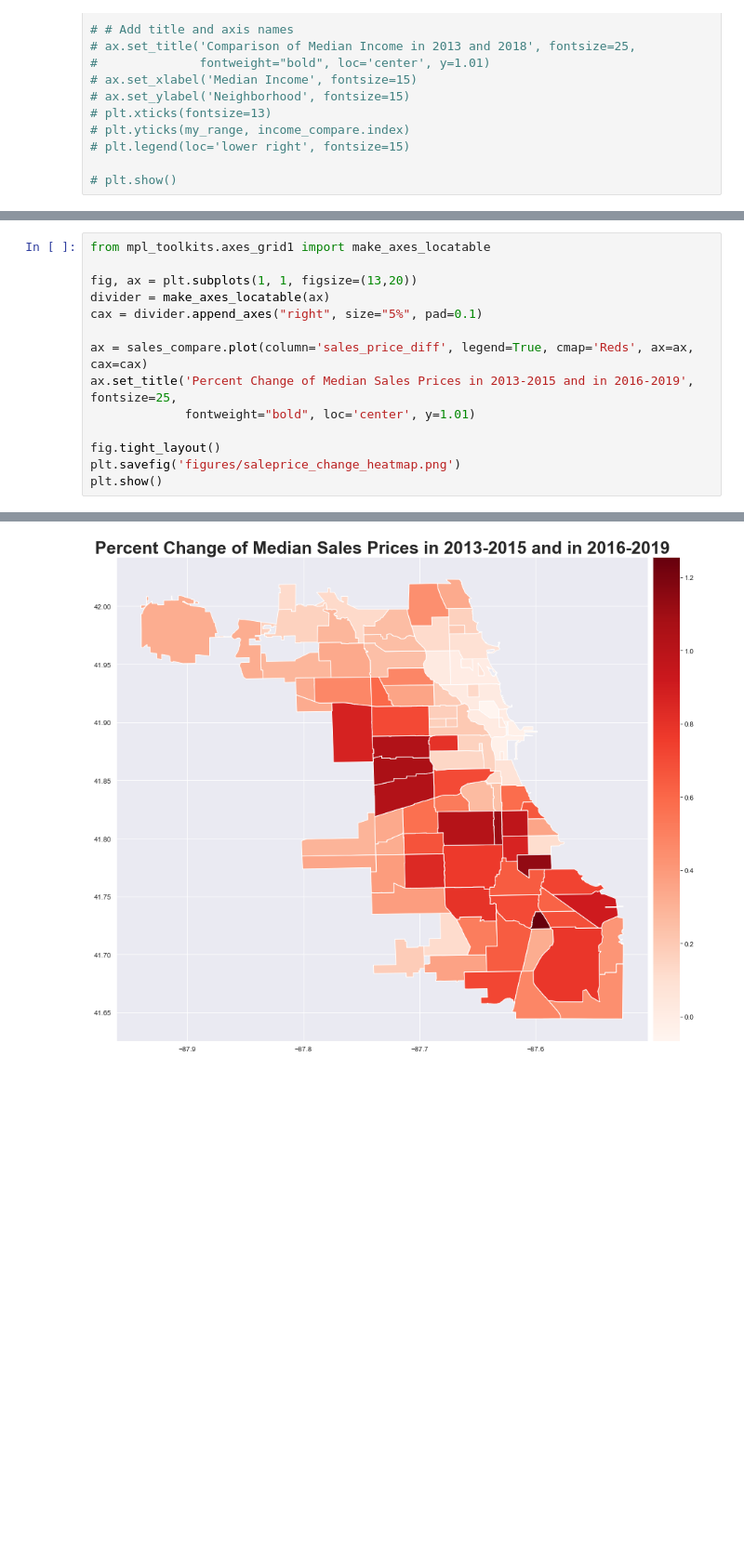
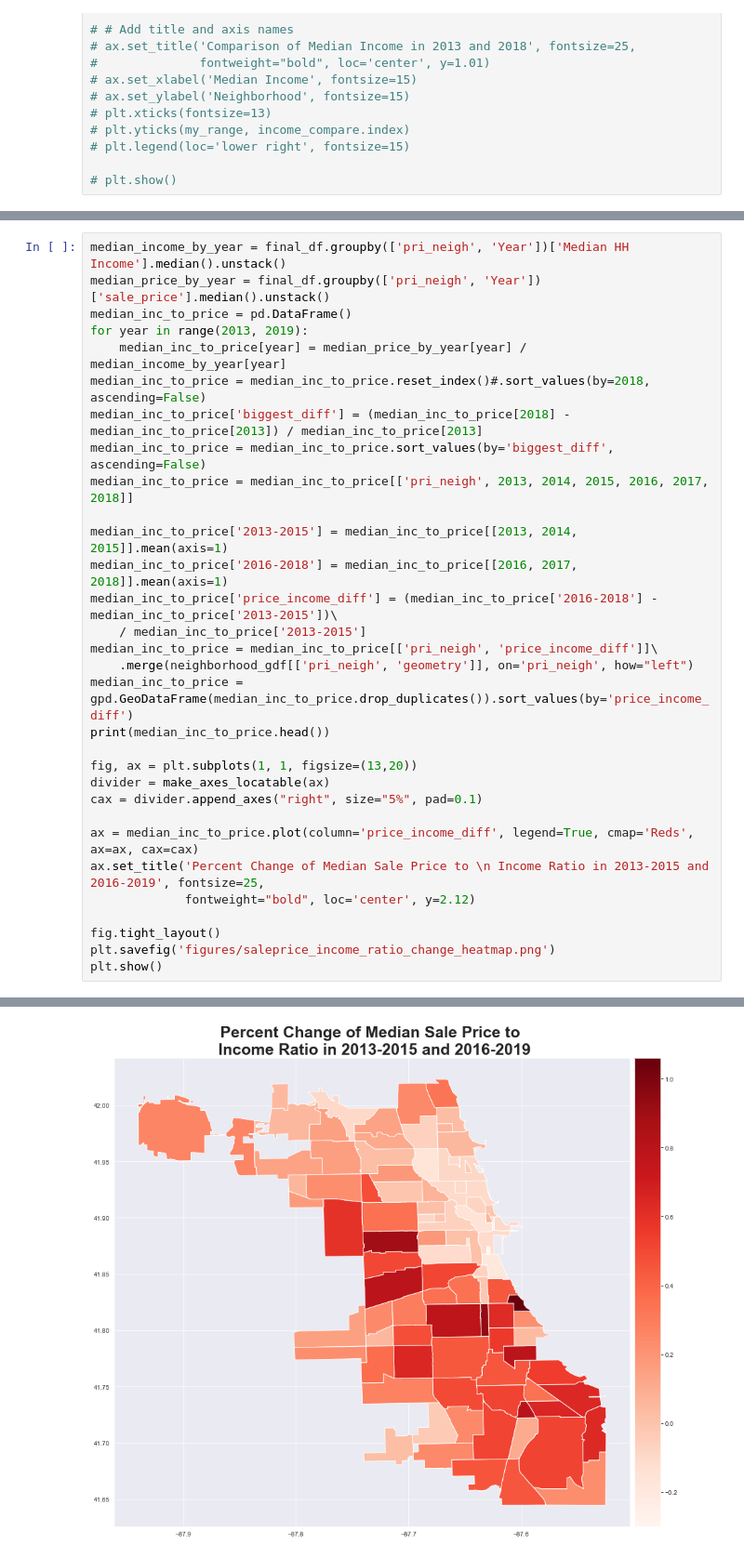
Before and after one commit to ymericson/ml-project, a Jupyter notebook: data_viz.ipynb, the cells around one changed output, grey strips where cells are left out. Shown at 93% size. Saved outputs shown, nothing was run; the diff lists cells and outputs as text; blank space fills up the shorter version.

Commit message:
updated graphs

```diff
--- a/data_viz.ipynb
+++ b/data_viz.ipynb
@@ -388,15 +402,32 @@ sales_compare
 # %%
-from mpl_toolkits.axes_grid1 import make_axes_locatable
+median_income_by_year = final_df.groupby(['pri_neigh', 'Year'])['Median HH Income'].median().unstack()
+median_price_by_year = final_df.groupby(['pri_neigh', 'Year'])['sale_price'].median().unstack()
+median_inc_to_price = pd.DataFrame()
+for year in range(2013, 2019):
+    median_inc_to_price[year] = median_price_by_year[year] / median_income_by_year[year]
+median_inc_to_price = median_inc_to_price.reset_index()#.sort_values(by=2018, ascending=False)
+median_inc_to_price['biggest_diff'] = (median_inc_to_price[2018] - median_inc_to_price[2013]) / median_inc_to_price[2013]
+median_inc_to_price = median_inc_to_price.sort_values(by='biggest_diff', ascending=False)
+median_inc_to_price = median_inc_to_price[['pri_neigh', 2013, 2014, 2015, 2016, 2017, 2018]]
+
+median_inc_to_price['2013-2015'] = median_inc_to_price[[2013, 2014, 2015]].mean(axis=1)
+median_inc_to_price['2016-2018'] = median_inc_to_price[[2016, 2017, 2018]].mean(axis=1)
+median_inc_to_price['price_income_diff'] = (median_inc_to_price['2016-2018'] - median_inc_to_price['2013-2015'])\
+    / median_inc_to_price['2013-2015']
+median_inc_to_price = median_inc_to_price[['pri_neigh', 'price_income_diff']]\
+    .merge(neighborhood_gdf[['pri_neigh', 'geometry']], on='pri_neigh', how="left")
+median_inc_to_price = gpd.GeoDataFrame(median_inc_to_price.drop_duplicates()).sort_values(by='price_income_diff')
+print(median_inc_to_price.head())
 
 fig, ax = plt.subplots(1, 1, figsize=(13,20))
 divider = make_axes_locatable(ax)
 cax = divider.append_axes("right", size="5%", pad=0.1)
 
-ax = sales_compare.plot(column='sales_price_diff', legend=True, cmap='Reds', ax=ax, cax=cax)
-ax.set_title('Percent Change of Median Sales Prices in 2013-2015 and in 2016-2019', fontsize=25,
-             fontweight="bold", loc='center', y=1.01)
+ax = median_inc_to_price.plot(column='price_income_diff', legend=True, cmap='Reds', ax=ax, cax=cax)
+ax.set_title('Percent Change of Median Sale Price to \n Income Ratio in 2013-2015 and 2016-2019', fontsize=25,
+             fontweight="bold", loc='center', y=2.12)
 
 fig.tight_layout()
-plt.savefig('figures/saleprice_change_heatmap.png')
+plt.savefig('figures/saleprice_income_ratio_change_heatmap.png')
 plt.show()
 # %% [output]
@@ -403 +447 @@ plt.show()
-[figure, old version]
+[figure, new version]
```
Also changed, not shown: parts of 3 cells of this notebook, 2 other files.
